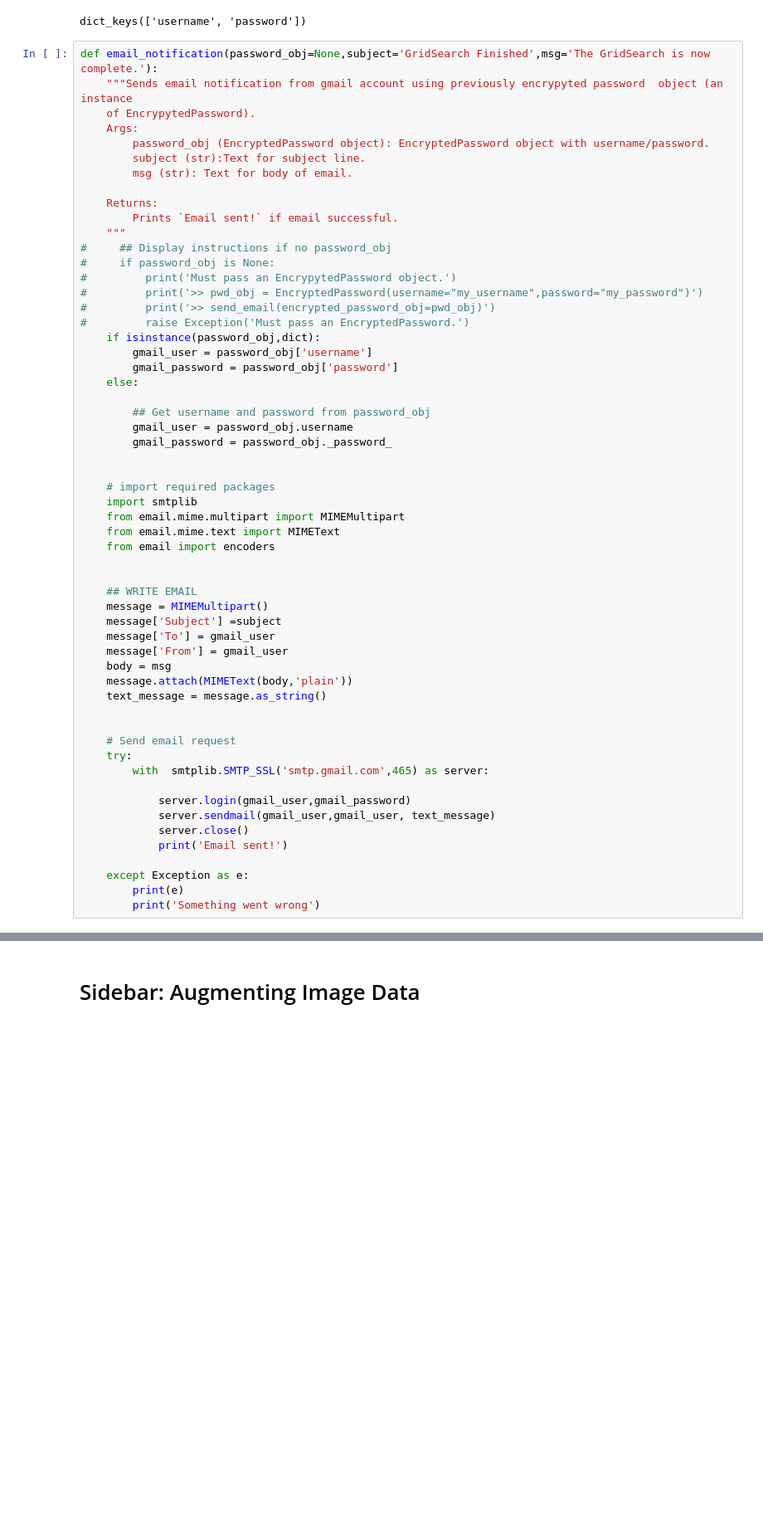
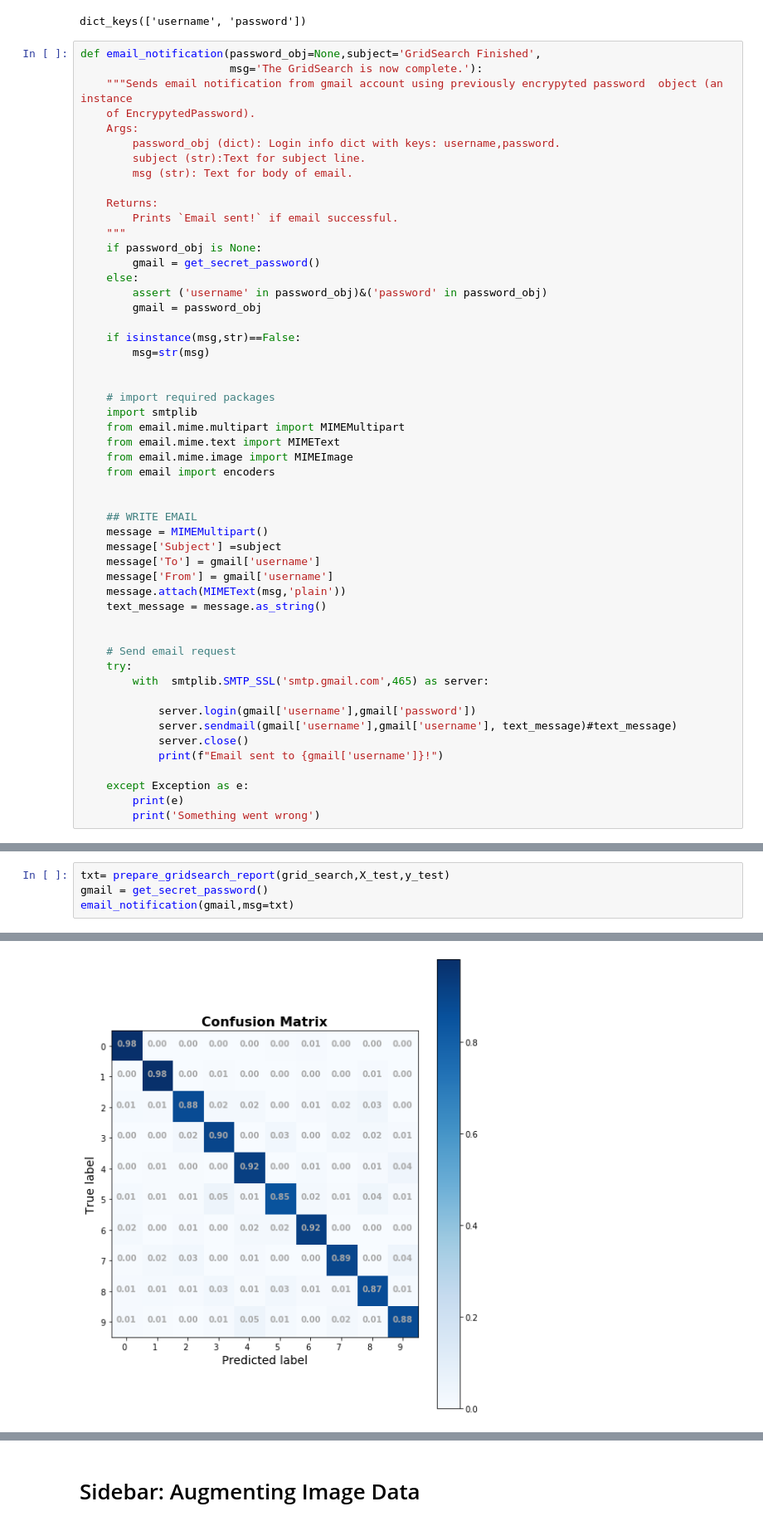
Before and after one commit to jirvingphd/fsds_100719_cohort_notes, a Jupyter notebook: sect_46_tuning_neural_networks-SG.ipynb, the cells around one changed output, grey strips where cells are left out. Shown at 83% size. Cells and saved outputs as stored; diff of their text form; blank space fills up the shorter version.

Commit message:
Fixed and completed sect_46 nb with keras gridsearch

```diff
--- a/sect_46_tuning_neural_networks-SG.ipynb
+++ b/sect_46_tuning_neural_networks-SG.ipynb
@@ -923,47 +947,42 @@ gmail = get_secret_password()
 # %% [output]
 dict_keys(['username', 'password'])
 # %%
-def email_notification(password_obj=None,subject='GridSearch Finished',msg='The GridSearch is now complete.'):
+def email_notification(password_obj=None,subject='GridSearch Finished',
+                       msg='The GridSearch is now complete.'):
     """Sends email notification from gmail account using previously encrypyted password  object (an instance
     of EncrypytedPassword).
     Args:
-        password_obj (EncryptedPassword object): EncryptedPassword object with username/password.
+        password_obj (dict): Login info dict with keys: username,password.
         subject (str):Text for subject line.
         msg (str): Text for body of email.
 
     Returns:
         Prints `Email sent!` if email successful.
     """
-#     ## Display instructions if no password_obj
-#     if password_obj is None:
-#         print('Must pass an EncrypytedPassword object.')
-#         print('>> pwd_obj = EncryptedPassword(username="my_username",password="my_password")')
-#         print('>> send_email(encrypted_password_obj=pwd_obj)')
-#         raise Exception('Must pass an EncryptedPassword.')
-    if isinstance(password_obj,dict):
-        gmail_user = password_obj['username']
-        gmail_password = password_obj['password']
+    if password_obj is None:
+        gmail = get_secret_password()
     else:
+        assert ('username' in password_obj)&('password' in password_obj)
+        gmail = password_obj
 
-        ## Get username and password from password_obj
-        gmail_user = password_obj.username
-        gmail_password = password_obj._password_
+    if isinstance(msg,str)==False:
+        msg=str(msg)
 
 
     # import required packages
     import smtplib
     from email.mime.multipart import MIMEMultipart
     from email.mime.text import MIMEText
+    from email.mime.image import MIMEImage
     from email import encoders
 
 
     ## WRITE EMAIL
     message = MIMEMultipart()
     message['Subject'] =subject
-    message['To'] = gmail_user
-    message['From'] = gmail_user
-    body = msg
-    message.attach(MIMEText(body,'plain'))
+    message['To'] = gmail['username']
+    message['From'] = gmail['username']
+    message.attach(MIMEText(msg,'plain'))
     text_message = message.as_string()
 
 
@@ -971,10 +990,10 @@ def email_notification(password_obj=None,subject='GridSearch Finished',msg='The
     try:
         with  smtplib.SMTP_SSL('smtp.gmail.com',465) as server:
 
-            server.login(gmail_user,gmail_password)
-            server.sendmail(gmail_user,gmail_user, text_message)
+            server.login(gmail['username'],gmail['password'])
+            server.sendmail(gmail['username'],gmail['username'], text_message)#text_message)
             server.close()
-            print('Email sent!')
+            print(f"Email sent to {gmail['username']}!")
 
     except Exception as e:
         print(e)
@@ -981,0 +1072,5 @@ def email_notification(password_obj=None,subject='GridSearch Finished',msg='The
+# %%
+txt= prepare_gridsearch_report(grid_search,X_test,y_test)
+gmail = get_secret_password()
+email_notification(gmail,msg=txt)
+# %% [output]
@@ -981,0 +1083 @@ def email_notification(password_obj=None,subject='GridSearch Finished',msg='The
+[figure, added]
```
Also changed, not shown: parts of 34 cells of this notebook, 5 other files.
